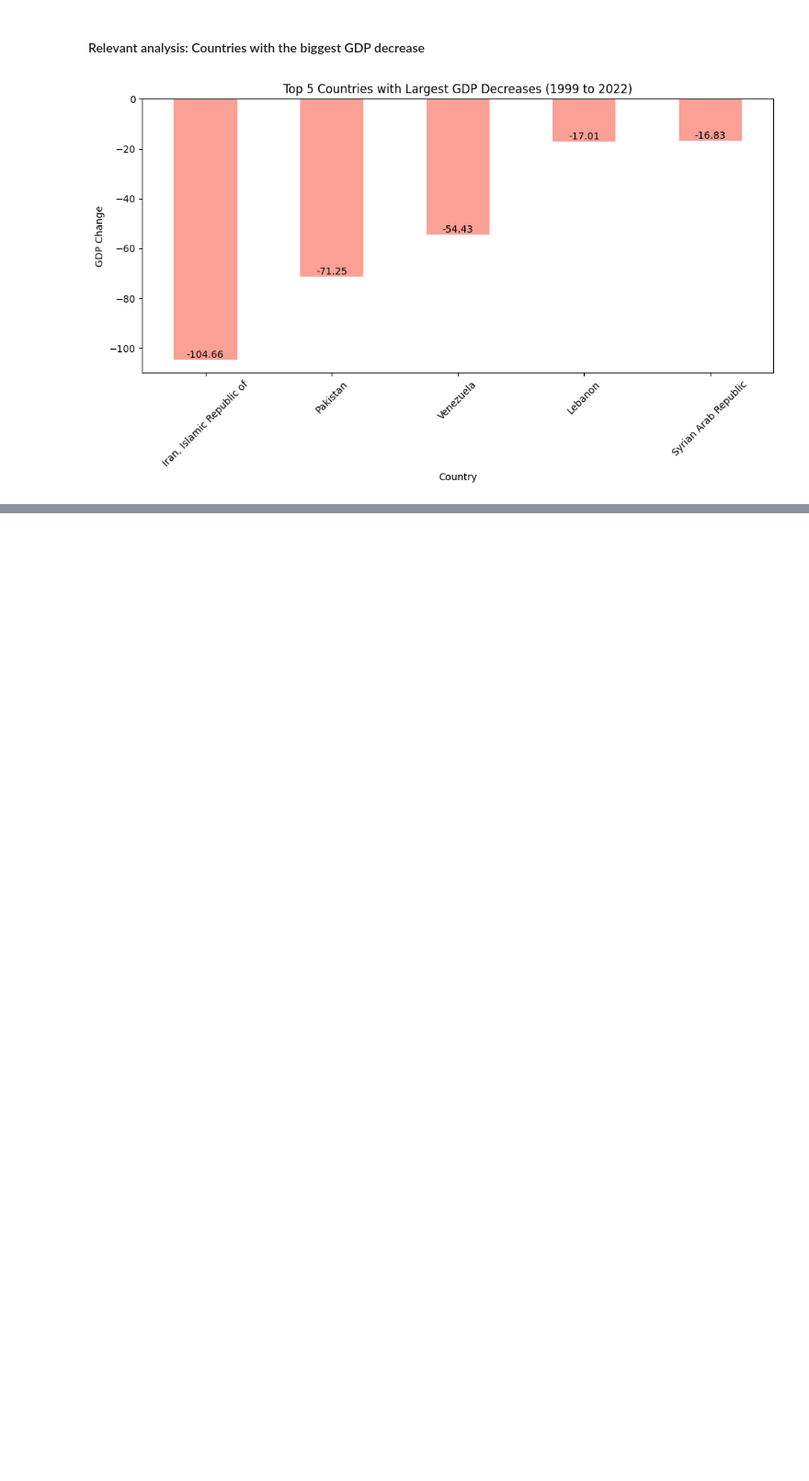
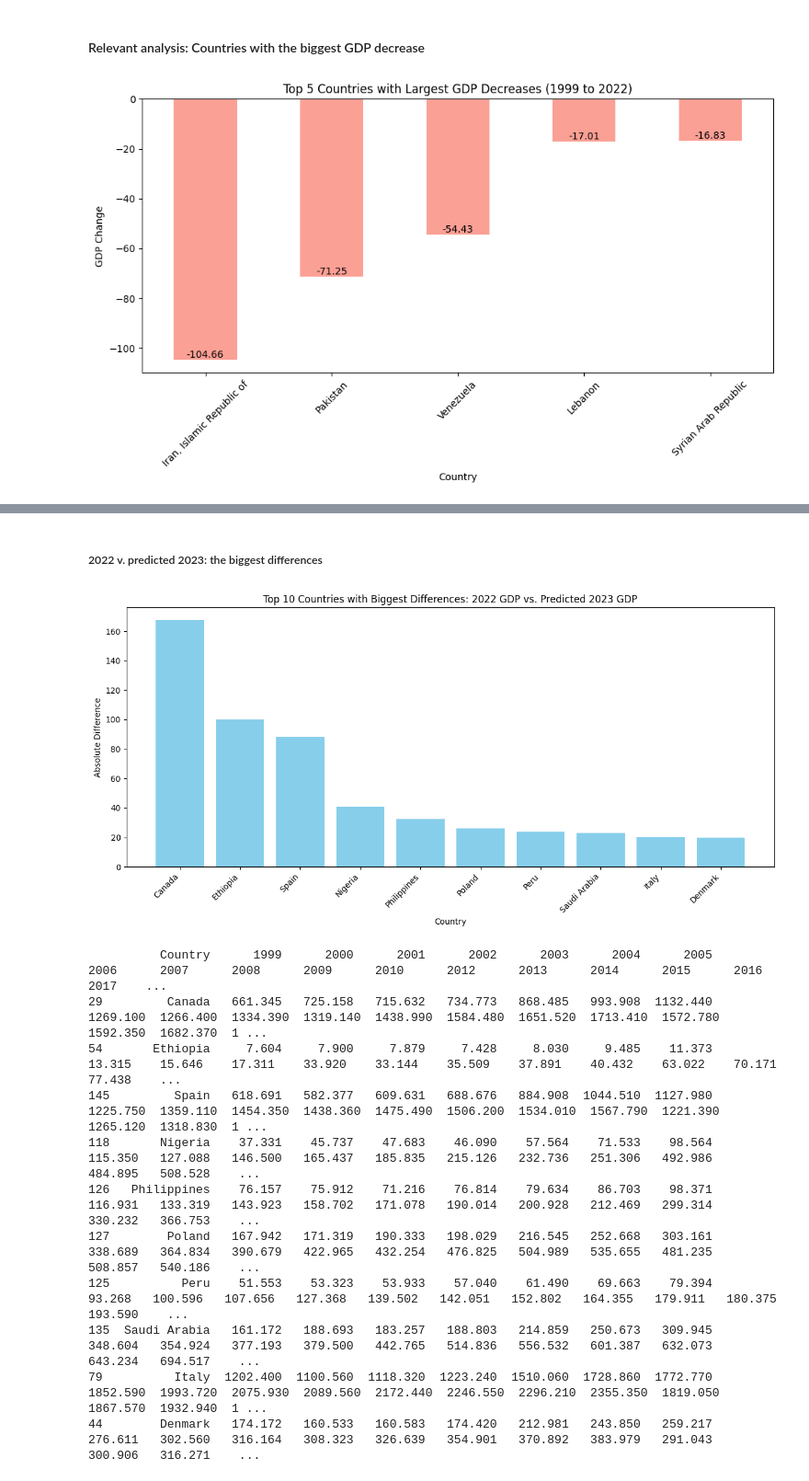
Before and after one commit to 911AstalusAdrian/MS2-PT, a Jupyter notebook: A3/regression_noetbook.ipynb, the cells around one changed output, grey strips where cells are left out. Shown at 92% size. Drawn from its saved outputs; the diff is of its cells as text; code cells hidden in the pictures; blank space fills up the shorter version.

```diff
--- a/A3/regression_noetbook.ipynb
+++ b/A3/regression_noetbook.ipynb
@@ -227,0 +214,40 @@ plt.show()
+# %% [markdown]
+##### 2022 v. predicted 2023: the biggest differences
+# %%
+differences = abs(df2['2022'] - df2['Predicted 2023'])
+
+country_diff = pd.concat([df2['Country'], differences], axis=1)
+country_diff.columns = ['Country', 'Absolute Difference']
+
+
+
+
+# Sort by absolute difference in descending order
+sorted_country_diff = country_diff.sort_values(by='Absolute Difference', ascending=False)
+
+# Plot the top 10 countries with the biggest differences
+top_10_countries = sorted_country_diff.head(10)
+plt.figure(figsize=(12, 6))
+plt.bar(top_10_countries['Country'], top_10_countries['Absolute Difference'], color='skyblue')
+plt.title('Top 10 Countries with Biggest Differences: 2022 GDP vs. Predicted 2023 GDP')
+plt.xlabel('Country')
+plt.ylabel('Absolute Difference')
+plt.xticks(rotation=45, ha='right')
+plt.tight_layout()
+plt.show()
+
+# Print the dataframe rows for the top 10 countries
+print(df2.loc[top_10_countries.index].to_string(line_width=1000))
+# %% [output]
+[figure, added]
+          Country      1999      2000      2001      2002      2003      2004      2005      2006      2007      2008      2009      2010      2012      2013      2014      2015      2016      2017    ...
+29         Canada   661.345   725.158   715.632   734.773   868.485   993.908  1132.440  1269.100  1266.400  1334.390  1319.140  1438.990  1584.480  1651.520  1713.410  1572.780  1592.350  1682.370  1 ...
+54       Ethiopia     7.604     7.900     7.879     7.428     8.030     9.485    11.373    13.315    15.646    17.311    33.920    33.144    35.509    37.891    40.432    63.022    70.171    77.438    ...
+145         Spain   618.691   582.377   609.631   688.676   884.908  1044.510  1127.980  1225.750  1359.110  1454.350  1438.360  1475.490  1506.200  1534.010  1567.790  1221.390  1265.120  1318.830  1 ...
+118       Nigeria    37.331    45.737    47.683    46.090    57.564    71.533    98.564   115.350   127.088   146.500   165.437   185.835   215.126   232.736   251.306   492.986   484.895   508.528    ...
+126   Philippines    76.157    75.912    71.216    76.814    79.634    86.703    98.371   116.931   133.319   143.923   158.702   171.078   190.014   200.928   212.469   299.314   330.232   366.753    ...
+127        Poland   167.942   171.319   190.333   198.029   216.545   252.668   303.161   338.689   364.834   390.679   422.965   432.254   476.825   504.989   535.655   481.235   508.857   540.186    ...
+125          Peru    51.553    53.323    53.933    57.040    61.490    69.663    79.394    93.268   100.596   107.656   127.368   139.502   142.051   152.802   164.355   179.911   180.375   193.590    ...
+135  Saudi Arabia   161.172   188.693   183.257   188.803   214.859   250.673   309.945   348.604   354.924   377.193   379.500   442.765   514.836   556.532   601.387   632.073   643.234   694.517    ...
+79          Italy  1202.400  1100.560  1118.320  1223.240  1510.060  1728.860  1772.770  1852.590  1993.720  2075.930  2089.560  2172.440  2246.550  2296.210  2355.350  1819.050  1867.570  1932.940  1 ...
+44        Denmark   174.172   160.533   160.583   174.420   212.981   243.850   259.217   276.611   302.560   316.164   308.323   326.639   354.901   370.892   383.979   291.043   300.906   316.271    ...
```
Also changed, not shown: parts of 12 cells of this notebook.
